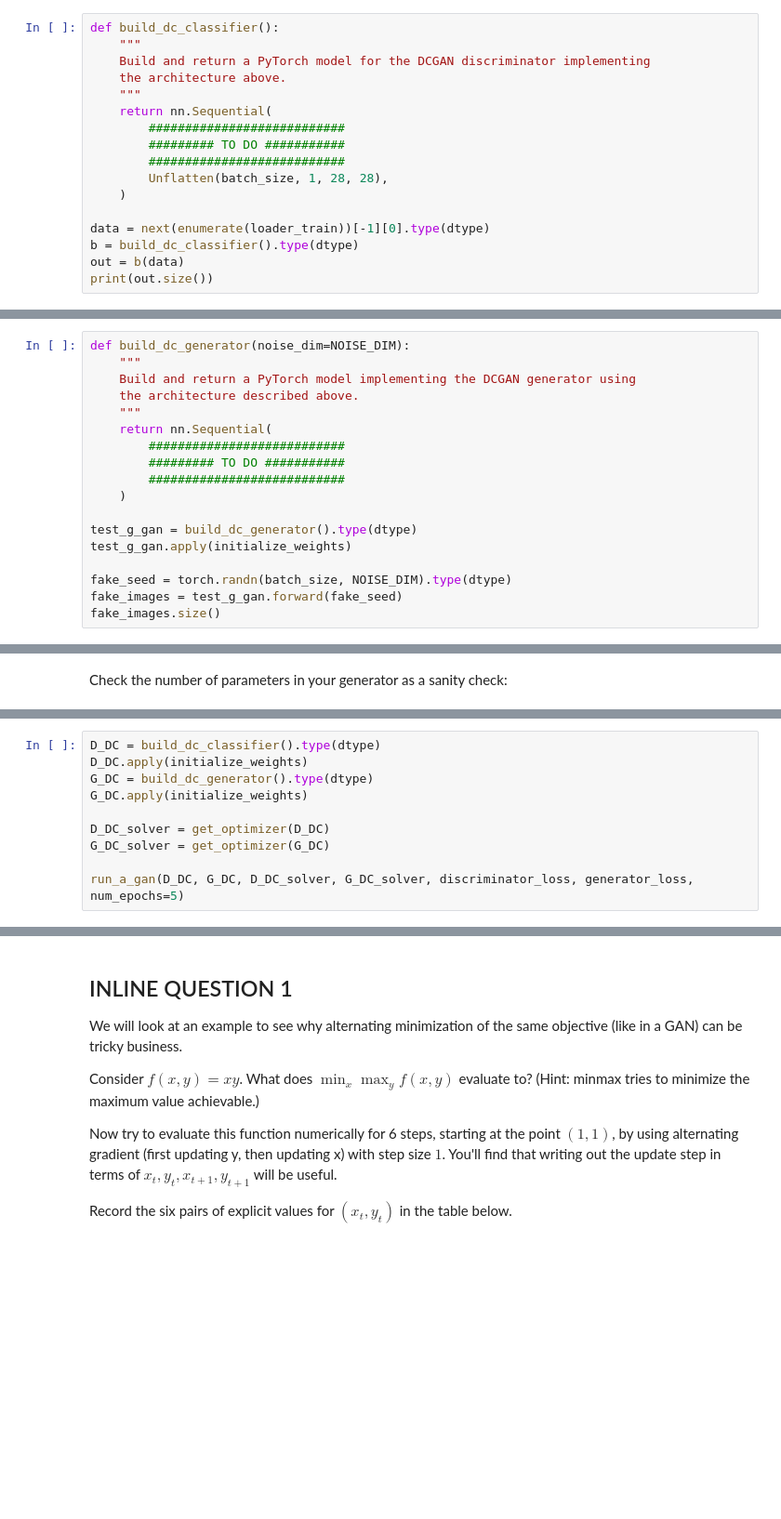
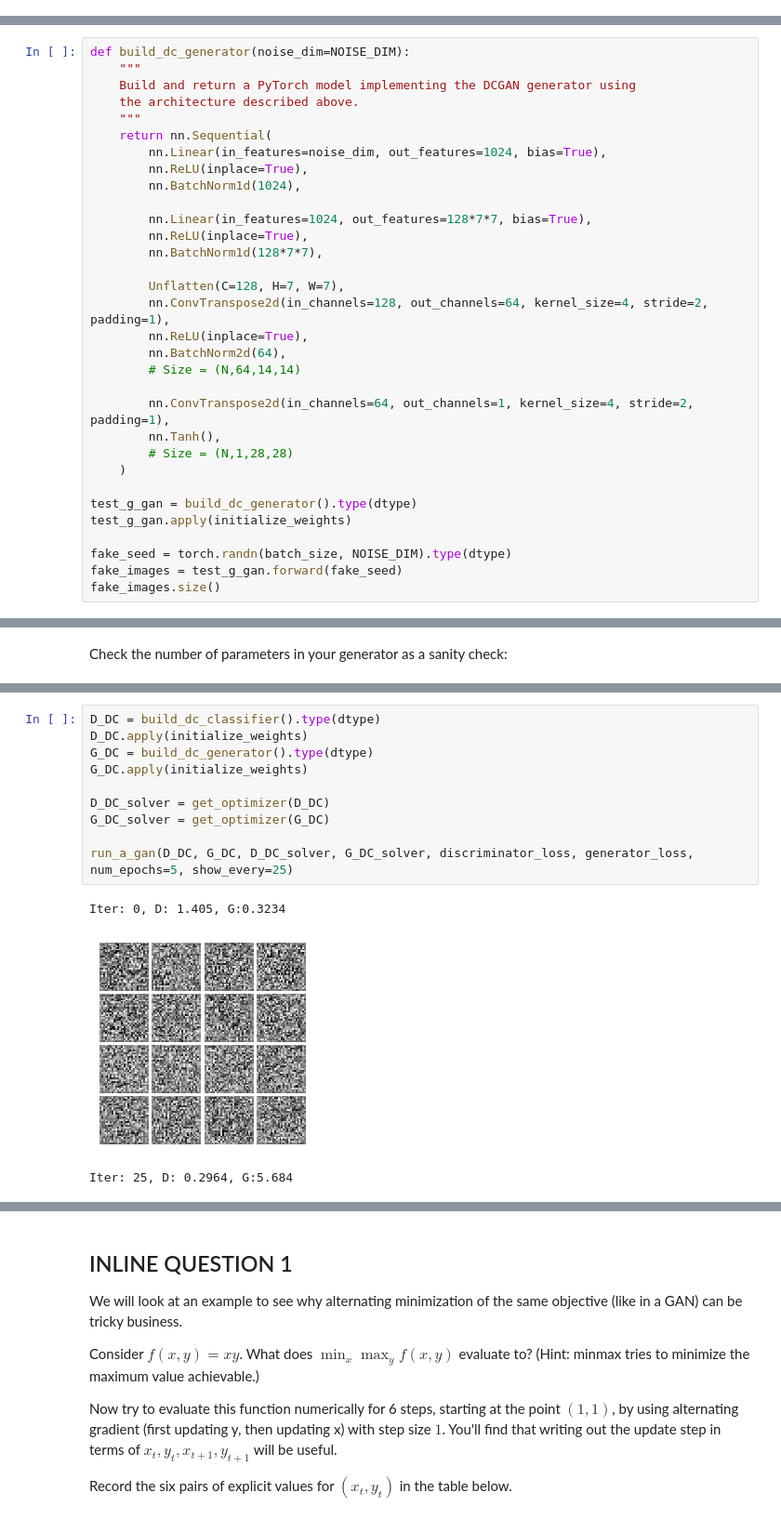
Before and after one commit to avivrosenberg/deep-learning-hw2, a Jupyter notebook: GANs.ipynb, the cells around one changed output, grey strips where cells are left out. Shown: that part at 93% size. Saved outputs shown, nothing was run; the diff lists cells and outputs as text; blank space fills up the shorter version.

```diff
--- a/GANs.ipynb
+++ b/GANs.ipynb
@@ -623,20 +623,3 @@ We will use a discriminator inspired by the TensorFlow MNIST classification tuto
 * Fully Connected with output size 4 x 4 x 64
 * Leaky ReLU(alpha=0.01)
 * Fully Connected with output size 1
-# %%
-def build_dc_classifier():
-    """
-    Build and return a PyTorch model for the DCGAN discriminator implementing
-    the architecture above.
-    """
-    return nn.Sequential(
-        ###########################
-        ######### TO DO ###########
-        ###########################
-        Unflatten(batch_size, 1, 28, 28),
-    )
-
-data = next(enumerate(loader_train))[-1][0].type(dtype)
-b = build_dc_classifier().type(dtype)
-out = b(data)
-print(out.size())
@@ -675,9 +694,23 @@ def build_dc_generator(noise_dim=NOISE_DIM):
     the architecture described above.
     """
     return nn.Sequential(
-        ###########################
-        ######### TO DO ###########
-        ###########################
+        nn.Linear(in_features=noise_dim, out_features=1024, bias=True),
+        nn.ReLU(inplace=True),
+        nn.BatchNorm1d(1024),
+
+        nn.Linear(in_features=1024, out_features=128*7*7, bias=True),
+        nn.ReLU(inplace=True),
+        nn.BatchNorm1d(128*7*7),
+
+        Unflatten(C=128, H=7, W=7),
+        nn.ConvTranspose2d(in_channels=128, out_channels=64, kernel_size=4, stride=2, padding=1),
+        nn.ReLU(inplace=True),
+        nn.BatchNorm2d(64),
+        # Size = (N,64,14,14)
+
+        nn.ConvTranspose2d(in_channels=64, out_channels=1, kernel_size=4, stride=2, padding=1),
+        nn.Tanh(),
+        # Size = (N,1,28,28)
     )
 
 test_g_gan = build_dc_generator().type(dtype)
@@ -701,10 +738,14 @@ test_dc_generator()
 # %%
 D_DC = build_dc_classifier().type(dtype)
 D_DC.apply(initialize_weights)
 G_DC = build_dc_generator().type(dtype)
 G_DC.apply(initialize_weights)
 
 D_DC_solver = get_optimizer(D_DC)
 G_DC_solver = get_optimizer(G_DC)
 
-run_a_gan(D_DC, G_DC, D_DC_solver, G_DC_solver, discriminator_loss, generator_loss, num_epochs=5)
+run_a_gan(D_DC, G_DC, D_DC_solver, G_DC_solver, discriminator_loss, generator_loss, num_epochs=5, show_every=25)
+# %% [output]
+Iter: 0, D: 1.405, G:0.3234
+[figure, added]
+Iter: 25, D: 0.2964, G:5.684
```
Also changed, not shown: parts of 5 cells of this notebook.
